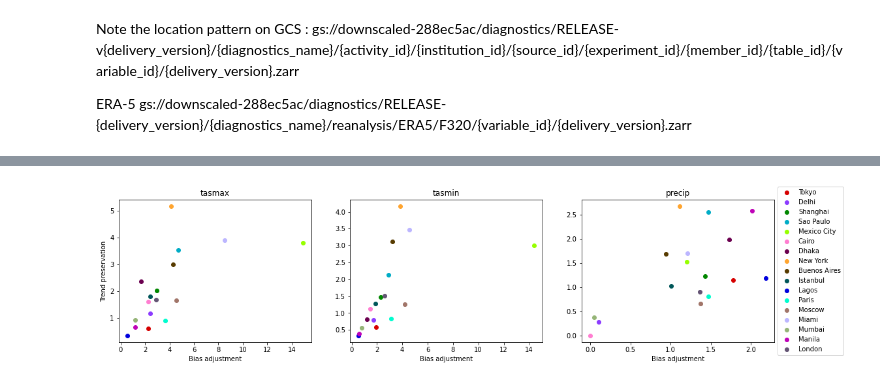
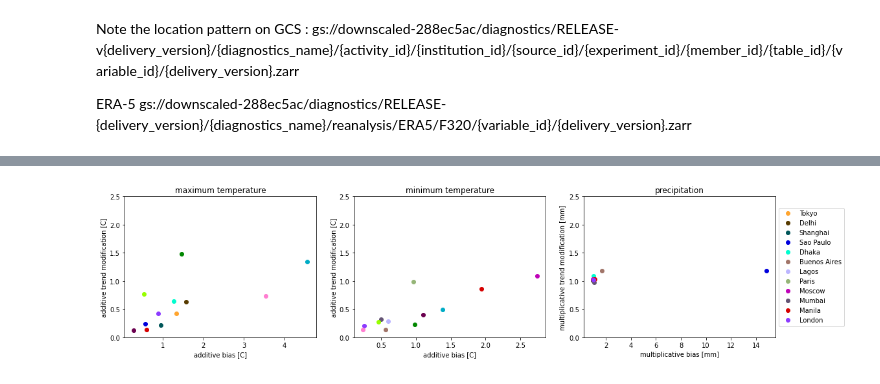
Before and after one commit to ClimateImpactLab/downscaleCMIP6, a Jupyter notebook: notebooks/paper_analysis/error_biasadjustment_trendpreservation_cities.ipynb, the cells around one changed output, grey strips where cells are left out. Cells and saved outputs as stored; diff of their text form; code cells hidden in the pictures.

Commit message:
cleanup cities analysis 2d plots and add units

```diff
--- a/notebooks/paper_analysis/error_biasadjustment_trendpreservation_cities.ipynb
+++ b/notebooks/paper_analysis/error_biasadjustment_trendpreservation_cities.ipynb
@@ -18,3 +16,15 @@ from science_validation_manual import *
+# %%
+def read_gcs_zarr(zarr_url, check=False):
+    """
+    takes in a GCSFS zarr url, bucket token, and returns a dataset
+    Note that you will need to have the proper bucket authentication.
+    """
+    fs = gcsfs.GCSFileSystem()
+
+    store_path = fs.get_mapper(zarr_url, check=check)
+    ds = xr.open_zarr(store_path)
+
+    return ds
 # %% [markdown]
 Note the location pattern on GCS : gs://downscaled-288ec5ac/diagnostics/RELEASE-v{delivery_version}/{diagnostics_name}/{activity_id}/{institution_id}/{source_id}/{experiment_id}/{member_id}/{table_id}/{variable_id}/{delivery_version}.zarr
 
@@ -29,3 +33,5 @@ plot_dir = '/gcs/impactlab-data/climate/downscaling/paper/'
+# %%
+plot_dir = '/home/jovyan/tests'
 # %%
 import itertools
 import colorcet as cc
@@ -56,9 +42,12 @@ institution = 'NCC'
 # %%
 fig, axes = plt.subplots(1, 3, figsize=(18, 4))
 
+x_labels = ['additive bias [C]', 'additive bias [C]','multiplicative bias [mm]']
+y_labels = ['additive trend modification [C]', 'additive trend modification [C]','multiplicative trend modification [mm]']
+
 # colors = cm.rainbow(np.linspace(0, 1, len(tasmax_hist_clean.city.values)))
-# for i, variable in enumerate(['tasmax', 'tasmin', 'precip']):
-for i, variable in enumerate(['tasmax']):
+for i, variable in enumerate(['tasmax', 'tasmin', 'precip']):
+    # for i, variable in enumerate(['precip']):
     # for i, variable in enumerate(['tasmax', 'tasmin']):
 
     if variable == "precip":
@@ -78,32 +67,53 @@ for i, variable in enumerate(['tasmax']):
     city_absolute_error = {}
     for city in var_hist_clean.city.values:
 
-        if variable == 'precip':
-            var = 'pr'
+        if city == 'Cairo' or city == 'Miami' or city == 'Istanbul' or city == 'New York' or city == 'Mexico City':
+            pass
         else:
-            var = variable
 
-        sim_trend = (var_ssp370_clean.sel(city=city)[var].sel(time=slice('2080', '2099')).values - var_hist_clean.sel(city=city)          [var].sel(time=slice('1995', '2014')).values)
+            if variable == 'precip':
+                var = 'pr'
+            else:
+                var = variable
 
-        downscale_trend = (var_ssp370_ds.sel(city=city)[var].sel(time=slice('2080', '2099')).values - var_hist_ds.sel(city=city)          [var].sel(time=slice('1995', '2014')).values)
+            if variable == 'precip':
+                sim_trend = var_ssp370_clean.sel(city=city)[var].sel(time=slice('2080', '2099')).resample(time='QS-DEC').sum().values / var_hist_clean.sel(city=city)          [var].sel(time=slice('1995', '2014')).resample(time='QS-DEC').sum().values
 
-        city_error = np.median(np.abs(downscale_trend - sim_trend))
-        city_trend_error[city] = city_error
+                downscale_trend = var_ssp370_ds.sel(city=city)[var].sel(time=slice('2080', '2099')).resample(time='QS-DEC').sum().values / var_hist_ds.sel(city=city)          [var].sel(time=slice('1995', '2014')).resample(time='QS-DEC').sum().values
 
-        sim_hist = (var_hist_ds.sel(city=city)[var].sel(time=slice('1995', '2014')).values - var_ref.sel(city=city)[var].sel(time=slice('1995', '2014')).values)
+                sim_hist = var_hist_ds.sel(city=city)[var].sel(time=slice('1995', '2014')).resample(time='QS-DEC').sum().values / var_ref.sel(city=city)[var].sel(time=slice('1995', '2014')).resample(time='QS-DEC').sum().values
 
-        abs_error = np.median(np.abs(sim_hist))
+                city_error = np.median(np.abs(downscale_trend / sim_trend))
+            else:
 
-        city_absolute_error[city] = abs_error
+                sim_trend = var_ssp370_clean.sel(city=city)[var].sel(time=slice('2080', '2099')).resample(time='QS-DEC').mean().values - var_hist_clean.sel(city=city)          [var].sel(time=slice('1995', '2014')).resample(time='QS-DEC').mean().values
+
+                downscale_trend = var_ssp370_ds.sel(city=city)[var].sel(time=slice('2080', '2099')).resample(time='QS-DEC').mean().values - var_hist_ds.sel(city=city)          [var].sel(time=slice('1995', '2014')).resample(time='QS-DEC').mean().values
+
+                sim_hist = var_hist_ds.sel(city=city)[var].sel(time=slice('1995', '2014')).resample(time='QS-DEC').mean().values - var_ref.sel(city=city)[var].sel(time=slice('1995', '2014')).resample(time='QS-DEC').mean().values
+
+                city_error = np.median(np.abs(downscale_trend - sim_trend))
 
 
-        axes[i].plot(city_absolute_error[city], city_trend_error[city], 'o', c=next(clrs), label=city)
-    axes[i].set_xlabel('Bias adjustment')
-    axes[0].set_ylabel('Trend preservation')
+            city_trend_error[city] = city_error
+            abs_error = np.median(np.abs(sim_hist))
 
-    axes[2].legend(loc='center left', bbox_to_anchor=(1, 0.5))
+            city_absolute_error[city] = abs_error
 
-    axes[i].set_title(variable)
+
+            axes[i].plot(city_absolute_error[city], city_trend_error[city], 'o', c=next(clrs), label=city)
+        axes[i].set_xlabel(x_labels[i])
+        axes[i].set_ylabel(y_labels[i])
+        axes[i].set_ylim([0, 2.5])
+
+        axes[2].legend(loc='center left', bbox_to_anchor=(1, 0.5))
+        if variable == 'precip':
+            title_variable = 'precipitation'
+        elif variable == 'tasmax':
+            title_variable = 'maximum temperature'
+        else:
+            title_variable = 'minimum temperature'
+        axes[i].set_title(title_variable)
 
 plt.savefig(os.path.join(plot_dir, 'cities_abs_rel_seasonal_error.png'),
             bbox_inches='tight', dpi=200)
@@ -113 +138 @@ No artists with labels found to put in legend.  Note that artists whose label st
-[figure, old version]
+[figure, new version]
```
Also changed, not shown: parts of 15 cells of this notebook.
